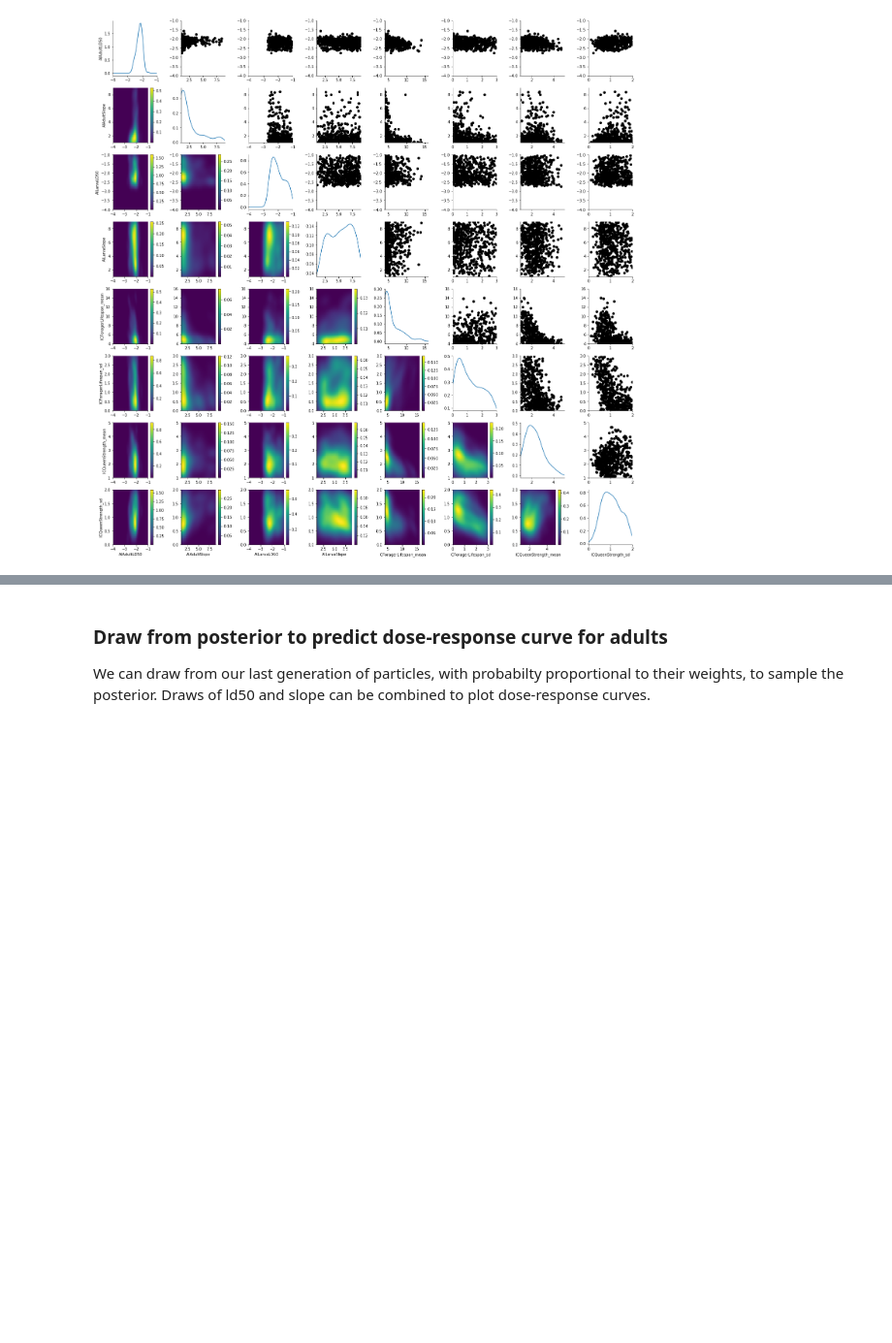
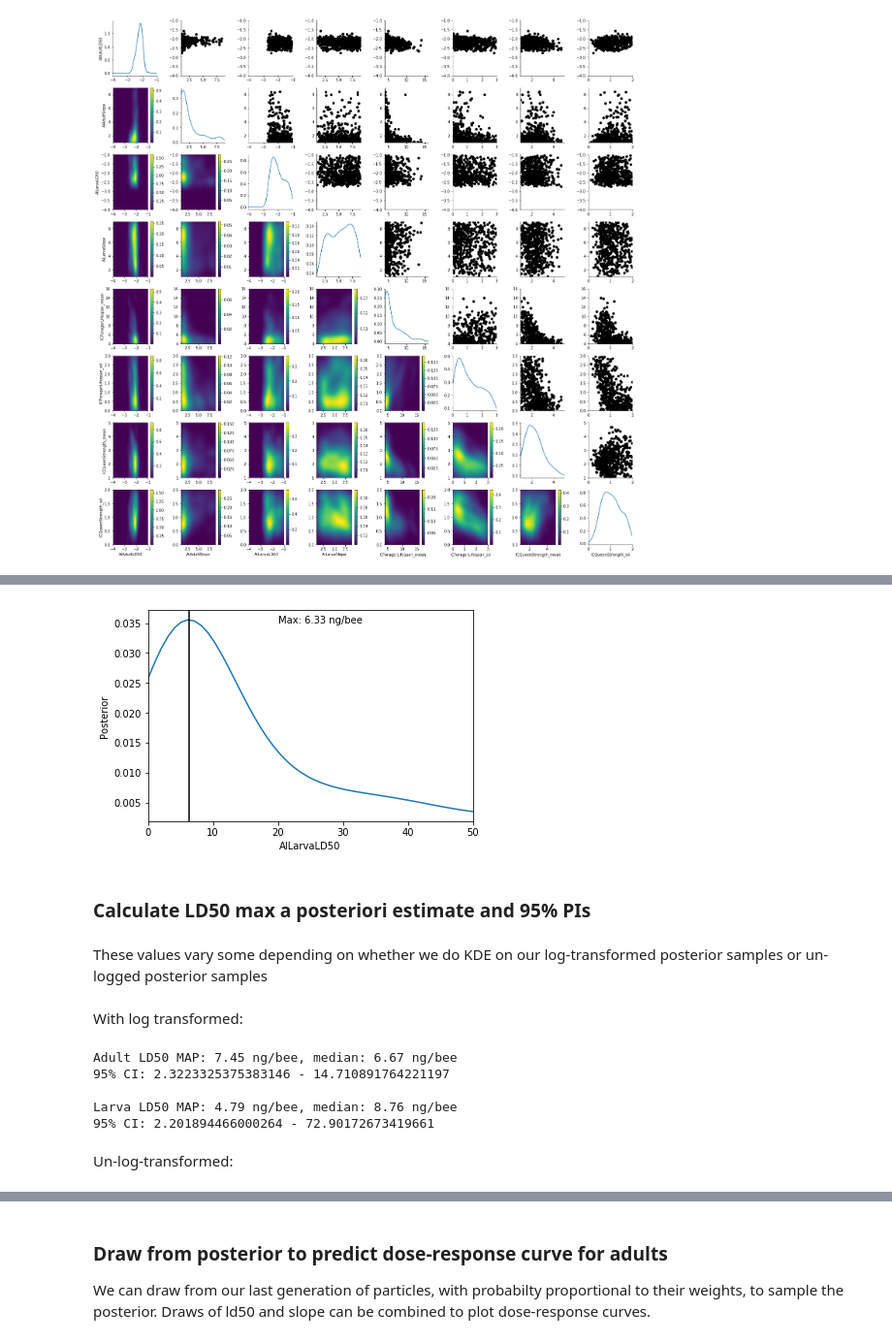
Before and after one commit to JeffreyMinucci/bee_neonic_abc, a Jupyter notebook: results_and_visuals.ipynb, the cells around one changed output, grey strips where cells are left out. Shown at 97% size. Drawn from its saved outputs; the diff is of its cells as text; code cells hidden in the pictures; blank space fills up the shorter version.

```diff
--- a/results_and_visuals.ipynb
+++ b/results_and_visuals.ipynb
@@ -65,0 +84,63 @@ plot_kde_matrix(df, w, limits=limits);
+# %%
+variable = 'AILarvaLD50'
+fig, ax = plt.subplots()
+df, w = history.get_distribution(m=0, t=history.max_t)
+df[[variable]] = 10**df[[variable]].copy() * 1000 #unlog transform and convert go ng/bee
+pyabc.visualization.plot_kde_1d(df, w, xmin=0, xmax=50,
+                                x=variable, ax=ax)
+x, pdf = kde_1d(df,w,variable, numx = 200)
+MAP = x[np.where(np.max(pdf)==pdf)]
+plt.axvline(x=MAP.item(),color='black')
+ax.annotate('Max: {:.2f} ng/bee'.format(MAP.item()), xy = (20,0.035))
+#plt.savefig("figures/run2_g11_LarvaLD50_linear.png")
+plt.show()
+# %% [output]
+[figure, added]
+# %% [markdown]
+### Calculate LD50 max a posteriori estimate and  95% PIs
+# %% [markdown]
+These values vary some depending on whether we do KDE on our log-transformed posterior samples or un-logged posterior samples
+# %% [markdown]
+With log transformed:
+# %%
+#get the maximum a posteriori estimation for AdultLD50
+df, w = history.get_distribution(m=0, t=history.max_t)
+x, pdf = kde_1d(df,w,"AIAdultLD50", numx = 200)
+MAP = x[np.where(np.max(pdf)==pdf)]
+adult_ld50_map = (10**MAP.item()) * 1000 #un-log transformed and converted to ng/bee
+
+#calculate the median by converting our pdf (actually pmf) to a cdf
+x, pdf = kde_1d(df,w,"AIAdultLD50", numx = 200)
+cdf = np.cumsum(pdf) / np.sum(pdf)
+adult_ld50_median = (10**x.item(np.min(np.where(cdf > .5))))*1000 #un-log transformed and converted to ng/bee
+print('Adult LD50 MAP: {:.2f} ng/bee, median: {:.2f} ng/bee'.format(adult_ld50_map, adult_ld50_median))
+
+# calculate 95% credible interval
+adult_ld50_lower = (10**x.item(np.min(np.where(cdf > .025))))*1000
+adult_ld50_upper = (10**x.item(np.min(np.where(cdf > .975))))*1000
+print("95% CI: {} - {}".format(adult_ld50_lower, adult_ld50_upper))
+print("")
+
+#get the maximum a posteriori estimation for LarvaLD50
+x, pdf = kde_1d(df,w,"AILarvaLD50", numx = 200)
+MAP = x[np.where(np.max(pdf)==pdf)]
+larva_ld50_map = (10**MAP.item()) * 1000 #un-log transformed and converted to ng/bee
+
+#calculate the median by converting our pdf (actually pmf) to a cdf
+x, pdf = kde_1d(df,w,"AILarvaLD50", numx = 200)
+cdf = np.cumsum(pdf) / np.sum(pdf)
+larva_ld50_median = (10**x.item(np.min(np.where(cdf > .5))))*1000 #un-log transformed and converted to ng/bee
+print('Larva LD50 MAP: {:.2f} ng/bee, median: {:.2f} ng/bee'.format(larva_ld50_map, larva_ld50_median))
+
+# calculate 95% credible interval
+larva_ld50_lower = (10**x.item(np.min(np.where(cdf > .025))))*1000
+larva_ld50_upper = (10**x.item(np.min(np.where(cdf > .975))))*1000
+print("95% CI: {} - {}".format(larva_ld50_lower, larva_ld50_upper))
+# %% [output]
+Adult LD50 MAP: 7.45 ng/bee, median: 6.67 ng/bee
+95% CI: 2.3223325375383146 - 14.710891764221197
+
+Larva LD50 MAP: 4.79 ng/bee, median: 8.76 ng/bee
+95% CI: 2.201894466000264 - 72.90172673419661
+# %% [markdown]
+Un-log-transformed:
```
Also changed, not shown: parts of 2 cells of this notebook, 1 other file.
